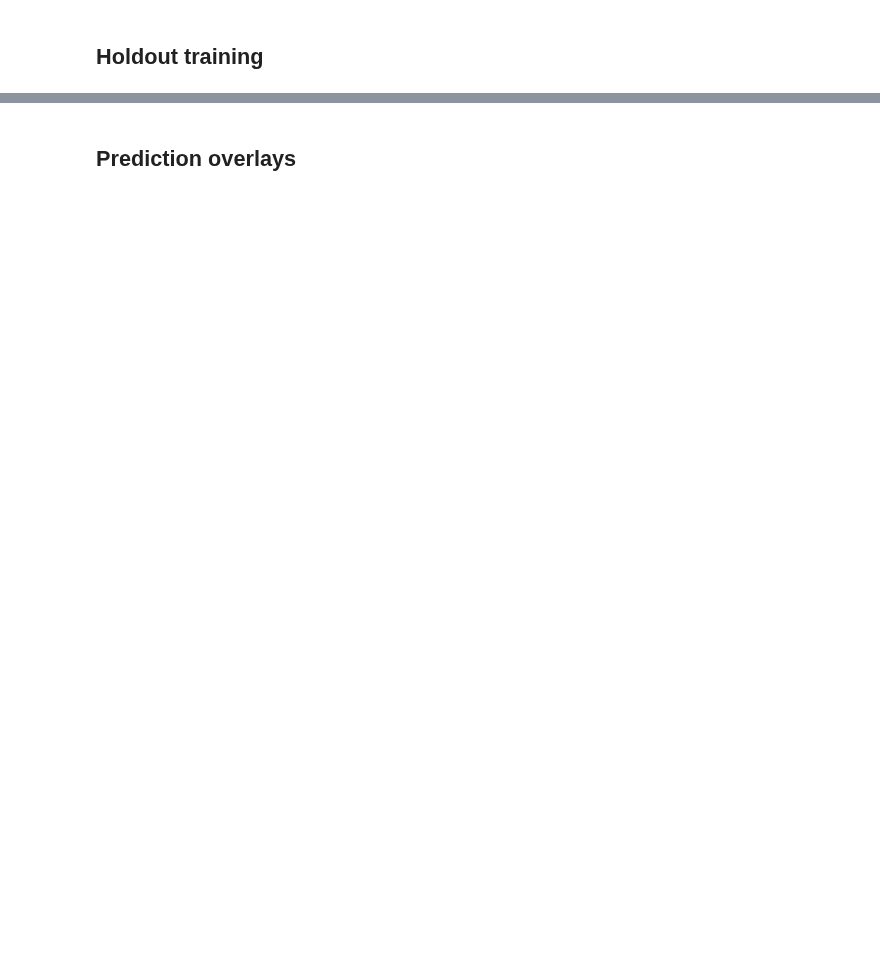
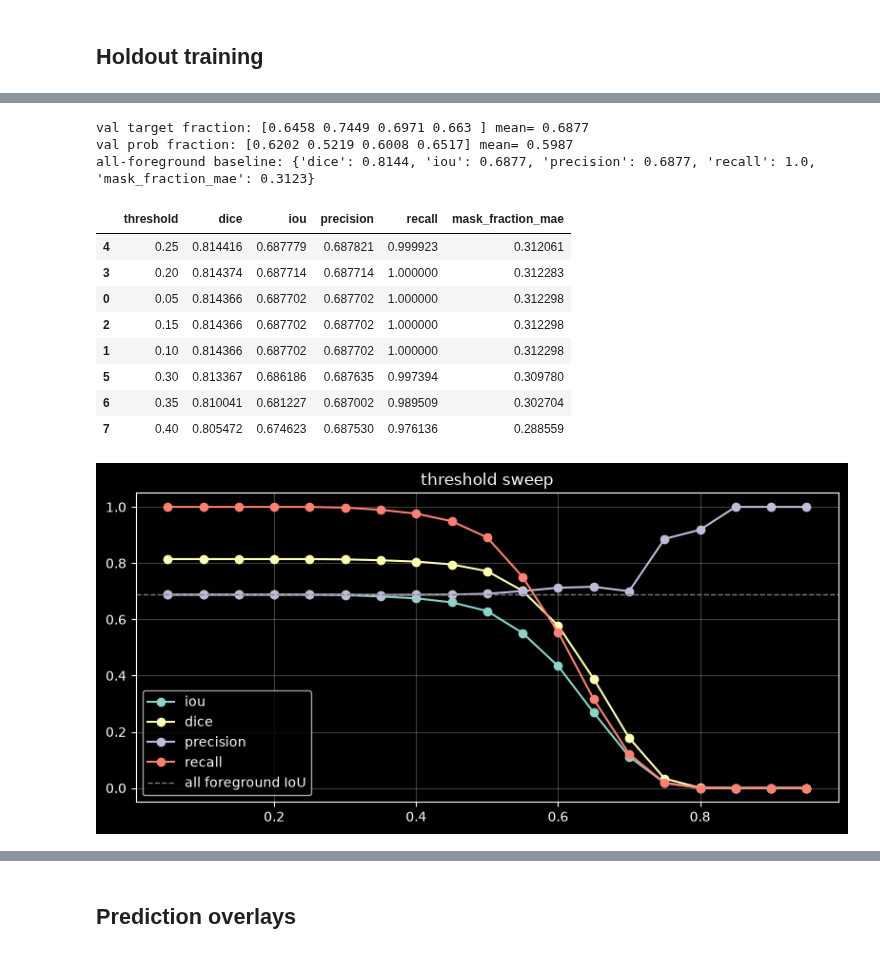
Before and after one commit to Toxele/EAI-students, a Jupyter notebook: notebooks/spbgu_unet_experiments/spbgu_unet_pipeline.ipynb, the cells around one changed output, grey strips where cells are left out. Cells and saved outputs as stored; diff of their text form; code cells hidden in the pictures; blank space fills up the shorter version.

```diff
--- a/notebooks/spbgu_unet_experiments/spbgu_unet_pipeline.ipynb
+++ b/notebooks/spbgu_unet_experiments/spbgu_unet_pipeline.ipynb
@@ -139,0 +211,79 @@ plt.tight_layout()
+# %%
+import numpy as np
+from torch.utils.data import DataLoader
+
+from data.spbgu_segmentation import SpbguSegmentationDataset, split_rows_by_subset
+from models.segmentation import SegmentationFactory
+
+device = torch.device('cuda' if torch.cuda.is_available() else 'cpu')
+checkpoint = torch.load(run_dir / 'best.pt', map_location=device)
+model = SegmentationFactory.create(checkpoint['config']['model']).to(device)
+model.load_state_dict(checkpoint['model_state_dict'])
+model.eval()
+
+val_rows = split_rows_by_subset(cfg['training']['dataset_csv'], 'val')
+val_dataset = SpbguSegmentationDataset(
+    val_rows,
+    image_size=cfg['training']['data']['image_size'],
+    augment=False,
+    in_channels=cfg['training']['model'].get('in_channels', 3),
+)
+val_loader = DataLoader(val_dataset, batch_size=1, shuffle=False)
+
+prob_chunks, target_chunks = [], []
+with torch.no_grad():
+    for batch in val_loader:
+        logits = model(batch['image'].to(device))
+        prob_chunks.append(torch.sigmoid(logits).cpu().numpy())
+        target_chunks.append(batch['mask'].numpy())
+
+probs = np.concatenate(prob_chunks, axis=0)
+targets = np.concatenate(target_chunks, axis=0)
+target_fraction = targets.mean(axis=(1, 2, 3))
+prob_fraction = probs.mean(axis=(1, 2, 3))
+
+def binary_metrics(pred, target):
+    tp = (pred * target).sum(axis=(1, 2, 3))
+    fp = (pred * (1 - target)).sum(axis=(1, 2, 3))
+    fn = ((1 - pred) * target).sum(axis=(1, 2, 3))
+    dice = np.mean((2 * tp + 1e-7) / (2 * tp + fp + fn + 1e-7))
+    iou = np.mean((tp + 1e-7) / (tp + fp + fn + 1e-7))
+    precision = np.mean((tp + 1e-7) / (tp + fp + 1e-7))
+    recall = np.mean((tp + 1e-7) / (tp + fn + 1e-7))
+    fraction_mae = np.mean(np.abs(pred.mean(axis=(1, 2, 3)) - target.mean(axis=(1, 2, 3))))
+    return {'dice': dice, 'iou': iou, 'precision': precision, 'recall': recall, 'mask_fraction_mae': fraction_mae}
+
+all_fg = binary_metrics(np.ones_like(targets, dtype=np.float32), targets)
+print('val target fraction:', np.round(target_fraction, 4), 'mean=', round(float(target_fraction.mean()), 4))
+print('val prob fraction:', np.round(prob_fraction, 4), 'mean=', round(float(prob_fraction.mean()), 4))
+print('all-foreground baseline:', {k: round(float(v), 4) for k, v in all_fg.items()})
+
+sweep_rows = []
+for threshold in np.linspace(0.05, 0.95, 19):
+    metrics = binary_metrics((probs >= threshold).astype(np.float32), targets)
+    sweep_rows.append({'threshold': threshold, **metrics})
+threshold_df = pd.DataFrame(sweep_rows)
+display(threshold_df.sort_values('iou', ascending=False).head(8))
+
+fig, ax = plt.subplots(figsize=(8, 4))
+for metric in ['iou', 'dice', 'precision', 'recall']:
+    ax.plot(threshold_df.threshold, threshold_df[metric], marker='o', label=metric)
+ax.axhline(all_fg['iou'], color='gray', linestyle='--', linewidth=1, label='all foreground IoU')
+ax.grid(alpha=0.25)
+ax.legend()
+ax.set_title('threshold sweep')
+plt.tight_layout()
+# %% [output]
+val target fraction: [0.6458 0.7449 0.6971 0.663 ] mean= 0.6877
+val prob fraction: [0.6202 0.5219 0.6008 0.6517] mean= 0.5987
+all-foreground baseline: {'dice': 0.8144, 'iou': 0.6877, 'precision': 0.6877, 'recall': 1.0, 'mask_fraction_mae': 0.3123}
+|  | threshold | dice | iou | precision | recall | mask_fraction_mae |
+| 4 | 0.25 | 0.814416 | 0.687779 | 0.687821 | 0.999923 | 0.312061 |
+| 3 | 0.20 | 0.814374 | 0.687714 | 0.687714 | 1.000000 | 0.312283 |
+| 0 | 0.05 | 0.814366 | 0.687702 | 0.687702 | 1.000000 | 0.312298 |
+| 2 | 0.15 | 0.814366 | 0.687702 | 0.687702 | 1.000000 | 0.312298 |
+| 1 | 0.10 | 0.814366 | 0.687702 | 0.687702 | 1.000000 | 0.312298 |
+| 5 | 0.30 | 0.813367 | 0.686186 | 0.687635 | 0.997394 | 0.309780 |
+| 6 | 0.35 | 0.810041 | 0.681227 | 0.687002 | 0.989509 | 0.302704 |
+| 7 | 0.40 | 0.805472 | 0.674623 | 0.687530 | 0.976136 | 0.288559 |
+[figure, added]
```
Also changed, not shown: parts of 11 cells of this notebook, 7 other files.
